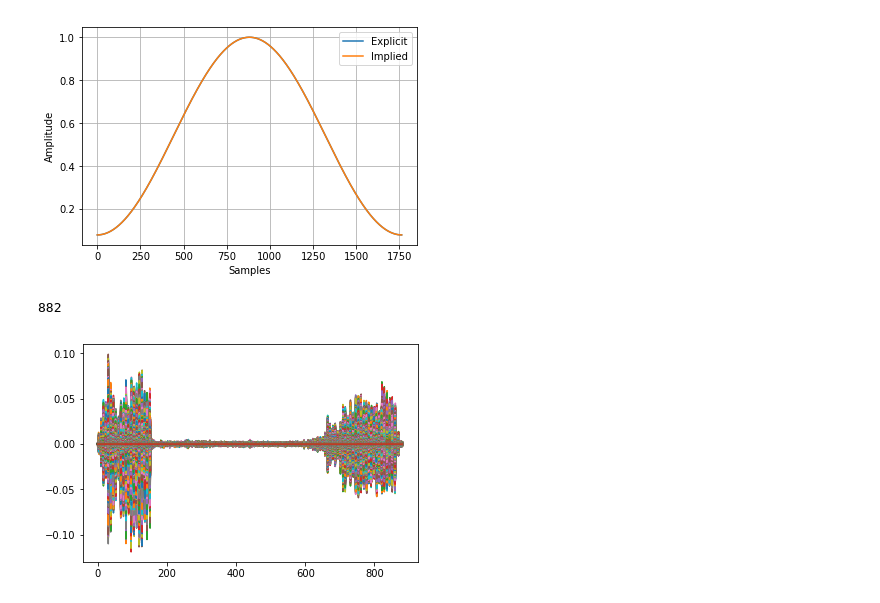
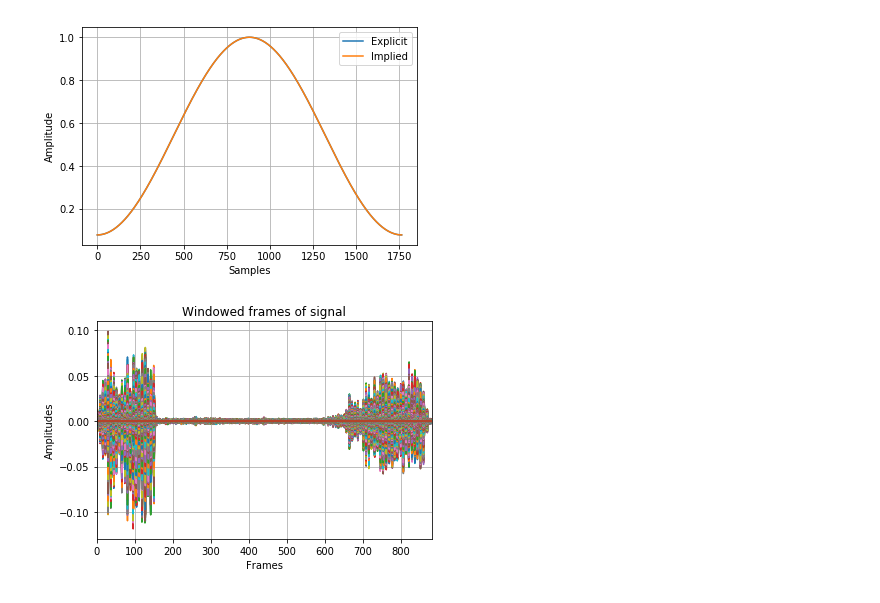
Before and after one commit to BAD-Classifier/Signal-Processing, a Jupyter notebook: MFCC.ipynb, the cells around one changed output. Saved outputs shown, nothing was run; the diff lists cells and outputs as text; code cells hidden in the pictures.

Commit message:
Added MFCC graphs without investigation

```diff
--- a/MFCC.ipynb
+++ b/MFCC.ipynb
@@ -147,11 +150,15 @@ plt.savefig('hamming_window.jpg', bbox_inches='tight', dpi=200)
 plt.show()
 # %% [output]
 [figure]
-# %%
-extracted = extracted * numpy.hamming(frame_length)
-print(len(extracted))
-plt.plot(extracted)
-plt.show()
-# %% [output]
-882
-[figure, removed]
+# %%
+extracted = extracted * numpy.hamming(frame_length)
+plt.figure(5)
+plt.plot(extracted)
+plt.xlabel("Frames")
+plt.ylabel("Amplitudes")
+plt.title("Windowed frames of signal")
+plt.grid(True)
+plt.xlim([0, 881])
+plt.show()
+# %% [output]
+[figure, added]
```
Also changed, not shown: parts of 8 cells of this notebook, 1 other file.
